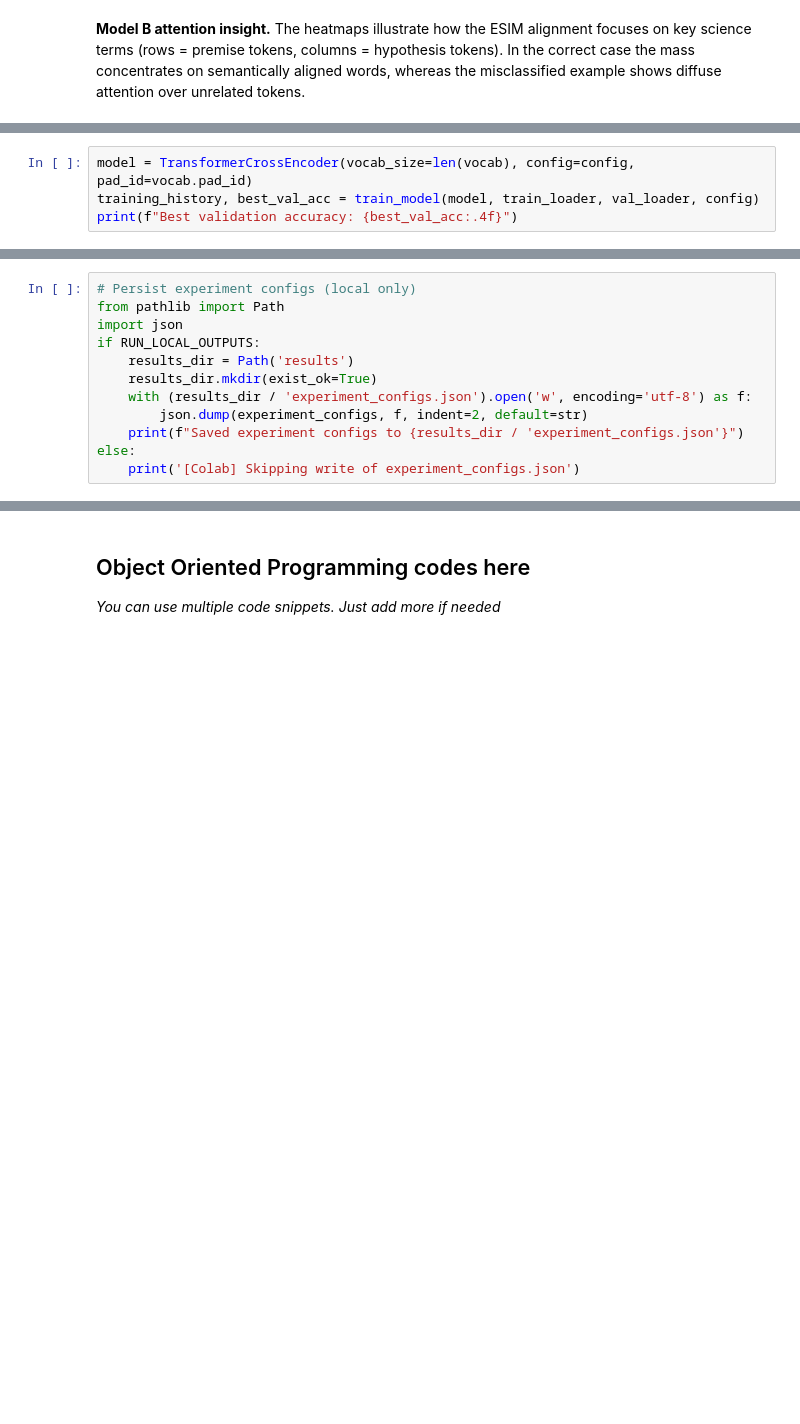
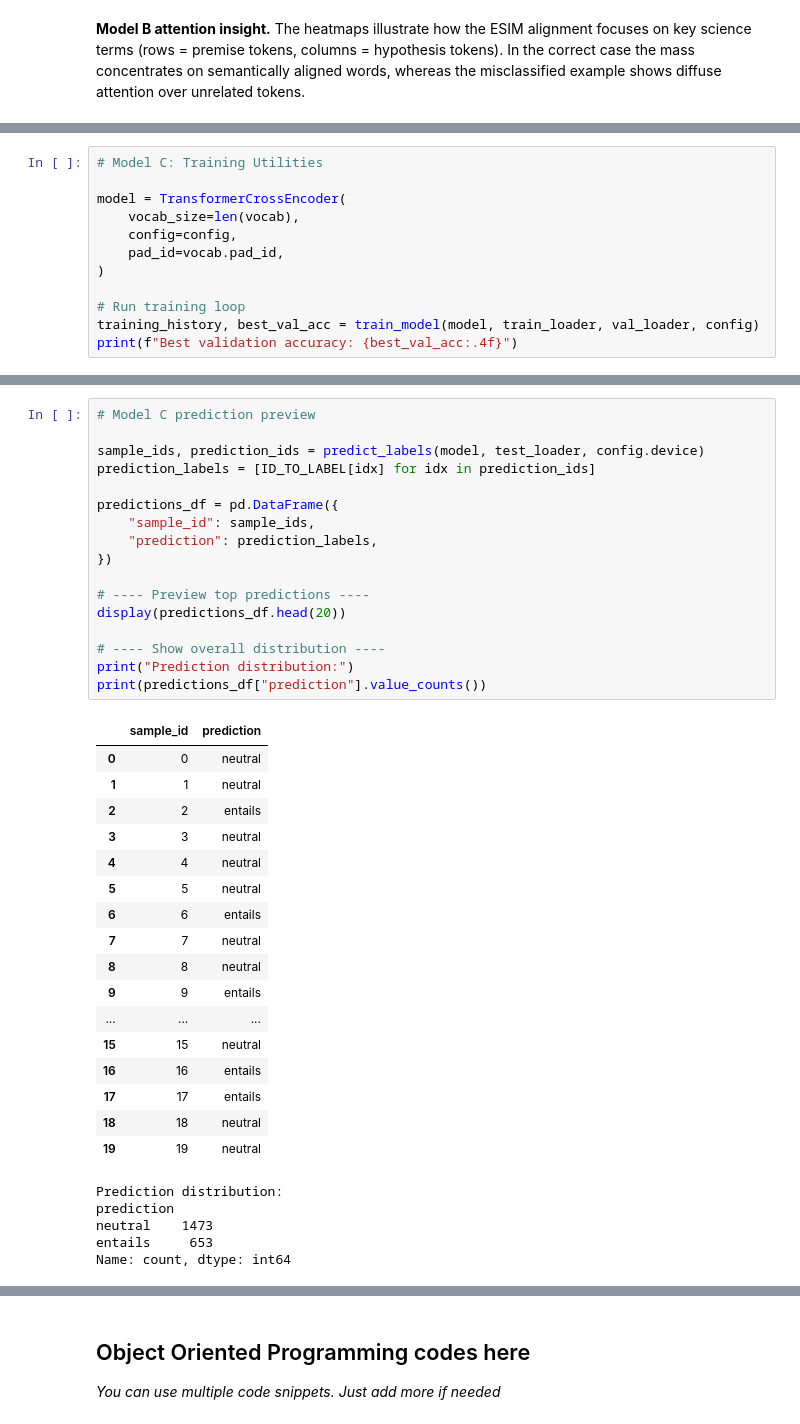
Before and after one commit to kevin224ly/CITS4012-Group-Project, a Jupyter notebook: CITS4012_35.ipynb, the cells around one changed output, grey strips where cells are left out. Saved outputs shown, nothing was run; the diff lists cells and outputs as text; blank space fills up the shorter version.

```diff
--- a/CITS4012_35.ipynb
+++ b/CITS4012_35.ipynb
@@ -2696,4 +2521,0 @@ def predict_labels(model: nn.Module, data_loader: DataLoader, device: str) -> Tu
-# %%
-model = TransformerCrossEncoder(vocab_size=len(vocab), config=config, pad_id=vocab.pad_id)
-training_history, best_val_acc = train_model(model, train_loader, val_loader, config)
-print(f"Best validation accuracy: {best_val_acc:.4f}")
@@ -2901,12 +2521,0 @@ Top attention targets: ['dye', 'without', 'temperatures']
-# %%
-# Persist experiment configs (local only)
-from pathlib import Path
-import json
-if RUN_LOCAL_OUTPUTS:
-    results_dir = Path('results')
-    results_dir.mkdir(exist_ok=True)
-    with (results_dir / 'experiment_configs.json').open('w', encoding='utf-8') as f:
-        json.dump(experiment_configs, f, indent=2, default=str)
-    print(f"Saved experiment configs to {results_dir / 'experiment_configs.json'}")
-else:
-    print('[Colab] Skipping write of experiment_configs.json')
@@ -3034,0 +3276,12 @@ Model A (BiLSTM + Cross-Attention), Model B (ESIM / BiGRU), and Model C (Transfo
+# %%
+# Model C: Training Utilities
+
+model = TransformerCrossEncoder(
+    vocab_size=len(vocab),
+    config=config,
+    pad_id=vocab.pad_id,
+)
+
+# Run training loop
+training_history, best_val_acc = train_model(model, train_loader, val_loader, config)
+print(f"Best validation accuracy: {best_val_acc:.4f}")
@@ -3034,0 +3586,40 @@ Model A (BiLSTM + Cross-Attention), Model B (ESIM / BiGRU), and Model C (Transfo
+# %%
+# Model C prediction preview
+
+sample_ids, prediction_ids = predict_labels(model, test_loader, config.device)
+prediction_labels = [ID_TO_LABEL[idx] for idx in prediction_ids]
+
+predictions_df = pd.DataFrame({
+    "sample_id": sample_ids,
+    "prediction": prediction_labels,
+})
+
+# ---- Preview top predictions ----
+display(predictions_df.head(20))
+
+# ---- Show overall distribution ----
+print("Prediction distribution:")
+print(predictions_df["prediction"].value_counts())
+# %% [output]
+|  | sample_id | prediction |
+| 0 | 0 | neutral |
+| 1 | 1 | neutral |
+| 2 | 2 | entails |
+| 3 | 3 | neutral |
+| 4 | 4 | neutral |
+| 5 | 5 | neutral |
+| 6 | 6 | entails |
+| 7 | 7 | neutral |
+| 8 | 8 | neutral |
+| 9 | 9 | entails |
+| ... | ... | ... |
+| 15 | 15 | neutral |
+| 16 | 16 | entails |
+| 17 | 17 | entails |
+| 18 | 18 | neutral |
+| 19 | 19 | neutral |
+Prediction distribution:
+prediction
+neutral    1473
+entails     653
+Name: count, dtype: int64
```
Also changed, not shown: parts of 187 cells of this notebook, 11 other files.
